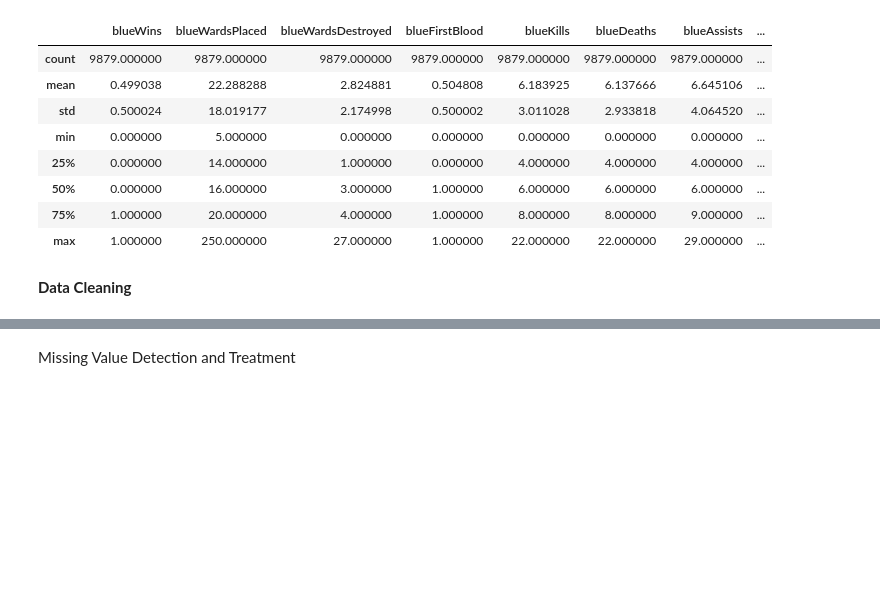
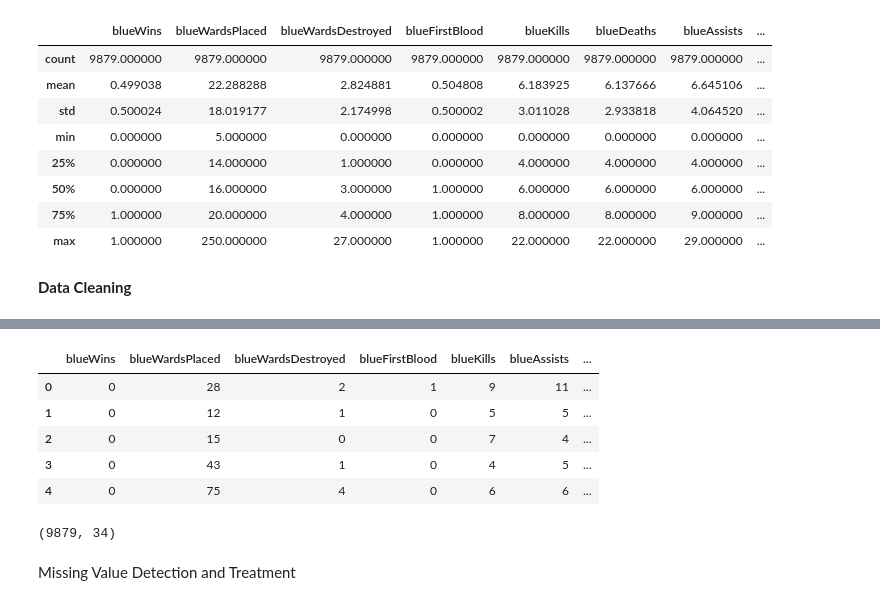
Before and after one commit to nascent14/League-of-Legends-Diamond-Ranked-Games-Prediction, a Jupyter notebook: league.ipynb, the cells around one changed output, grey strips where cells are left out. Drawn from its saved outputs; the diff is of its cells as text; code cells hidden in the pictures; blank space fills up the shorter version.

```diff
--- a/league.ipynb
+++ b/league.ipynb
@@ -102,2 +105,27 @@ No need to keep both RedGoldDiff and BlueGoldDiff (we can keep only one)
+# %%
+to_drop = [
+    "blueDeaths",
+    "redDeaths",
+    "redGoldDiff",
+    "redExperienceDiff",
+    "redFirstBlood"
+]
+
+data2 = data.drop(to_drop, axis = 1)
+# %%
+#checking if the columns were removed
+data2.head()
+# %% [output]
+|  | blueWins | blueWardsPlaced | blueWardsDestroyed | blueFirstBlood | blueKills | blueAssists | ... |
+| 0 | 0 | 28 | 2 | 1 | 9 | 11 | ... |
+| 1 | 0 | 12 | 1 | 0 | 5 | 5 | ... |
+| 2 | 0 | 15 | 0 | 0 | 7 | 4 | ... |
+| 3 | 0 | 43 | 1 | 0 | 4 | 5 | ... |
+| 4 | 0 | 75 | 4 | 0 | 6 | 6 | ... |
+# %%
+#checking the number of columns after removing
+data2.shape
+# %% [output]
+(9879, 34)
 # %% [markdown]
 Missing Value Detection and Treatment
```
Also changed, not shown: parts of 4 cells of this notebook.
